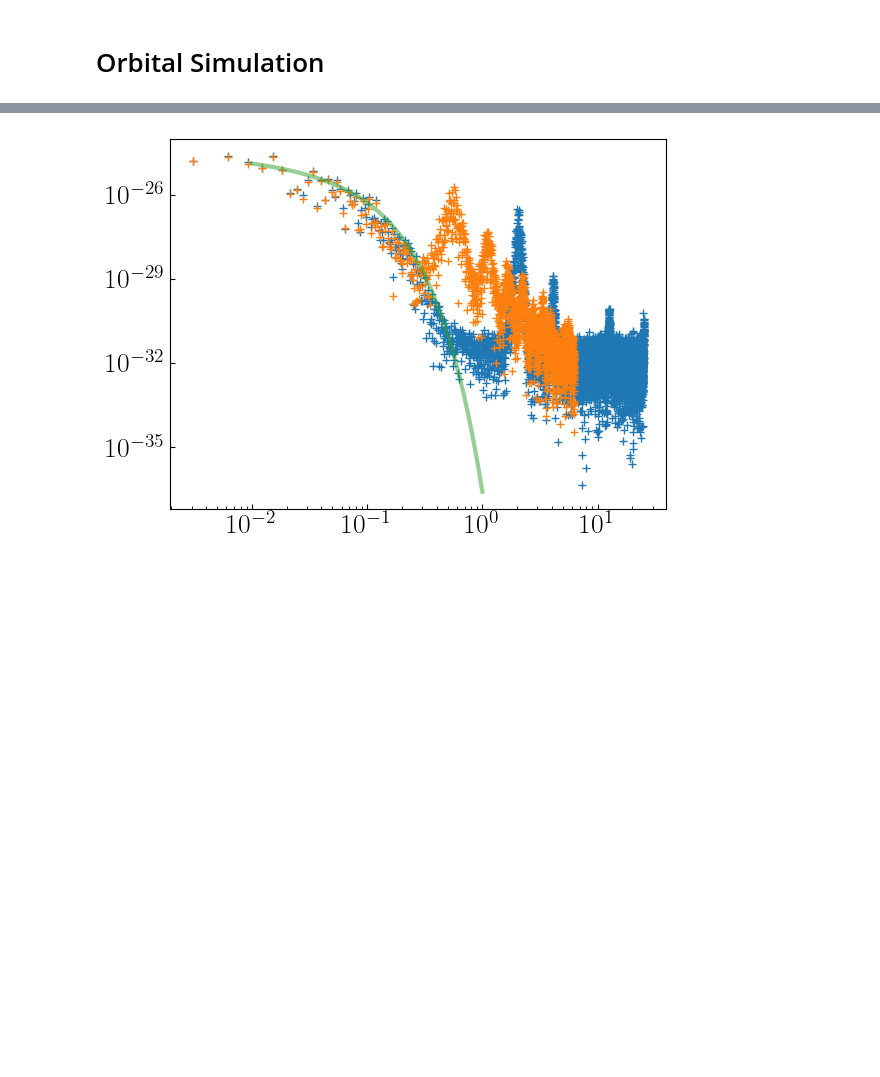
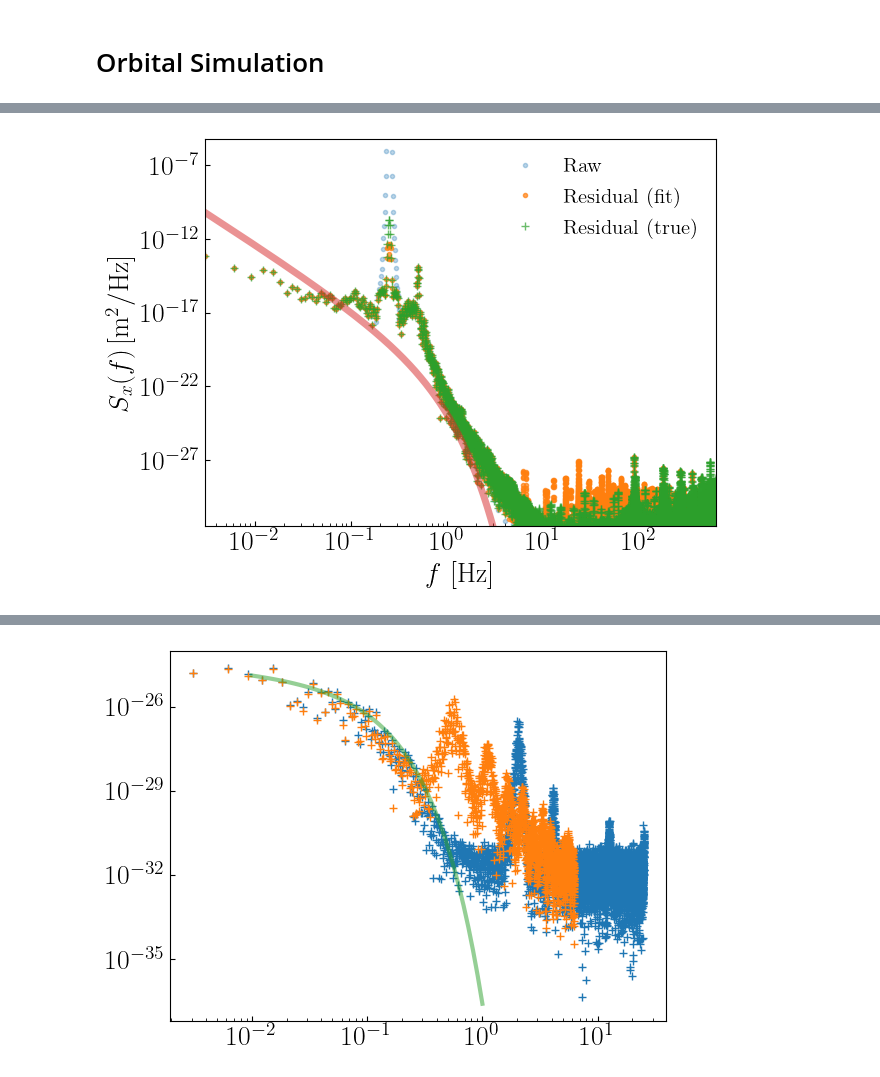
Before and after one commit to hjkim0620/ULDM_HarmonicOscillator, a Jupyter notebook: ULDM_HarmonicOscillator.ipynb, the cells around one changed output, grey strips where cells are left out. Cells and saved outputs as stored; diff of their text form; code cells hidden in the pictures; blank space fills up the shorter version.

```diff
--- a/ULDM_HarmonicOscillator.ipynb
+++ b/ULDM_HarmonicOscillator.ipynb
@@ -610,0 +698,4 @@ plt.plot( (compute_acc(test.planet[0]['pos'], 2, test.dt)[:,0] + 0.99249321 * x
+# %%
+f.plot_position_PS(wd=True, kJ=test.kJ)
+# %% [output]
+[figure, added]
```
Also changed, not shown: parts of 34 cells of this notebook, 2 other files.
